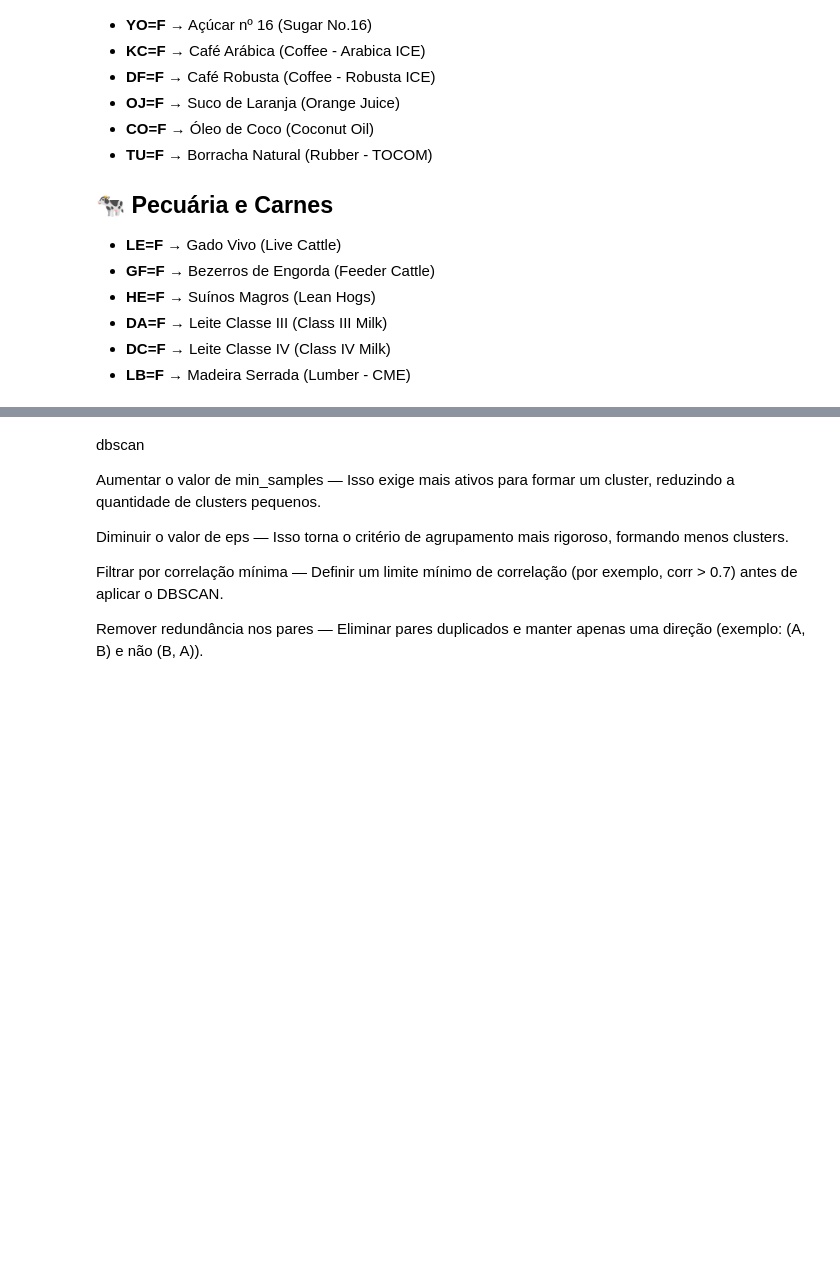
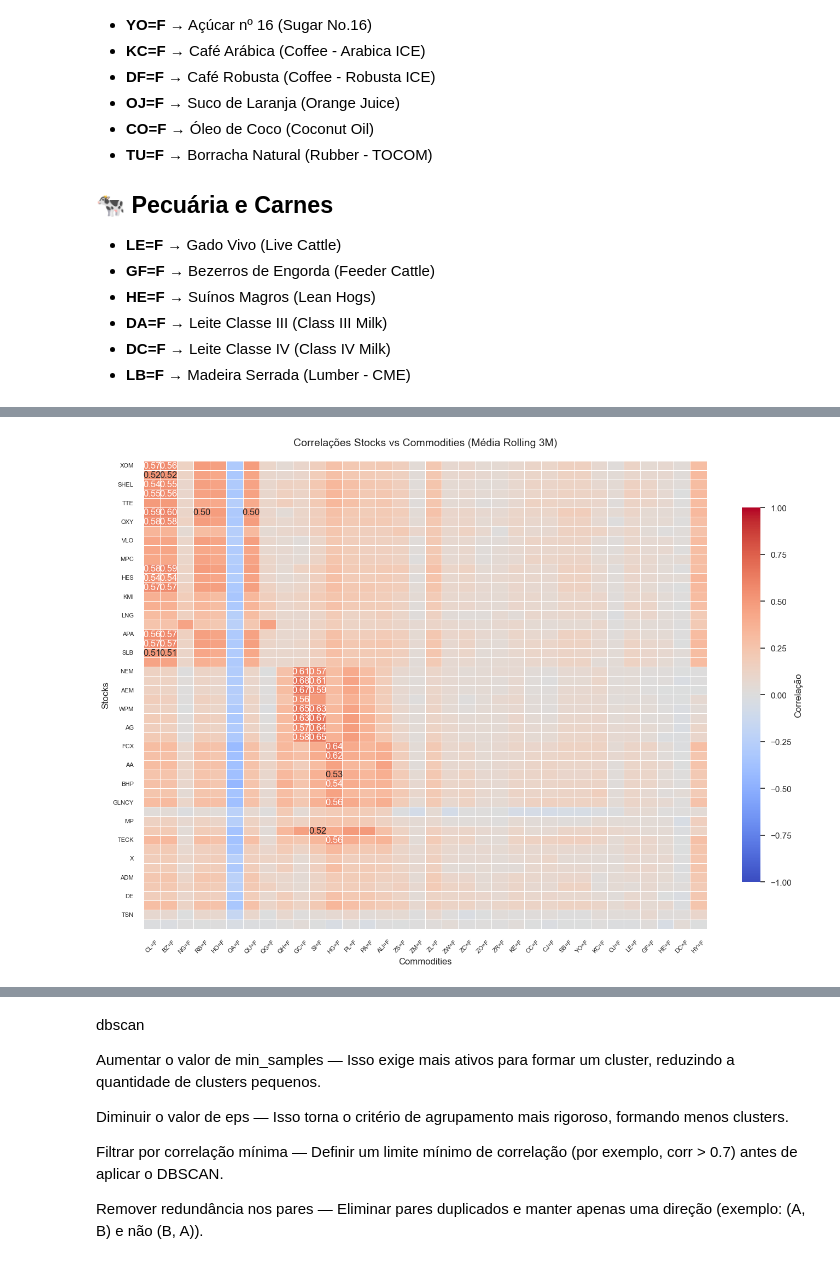
Before and after one commit to jotaantunes03/pair-trading, a Jupyter notebook: proj.ipynb, the cells around one changed output, grey strips where cells are left out. Cells and saved outputs as stored; diff of their text form; code cells hidden in the pictures; blank space fills up the shorter version.

```diff
--- a/proj.ipynb
+++ b/proj.ipynb
@@ -322,0 +240,97 @@ Processo concluído. Resultados salvos em CSV.
+# %%
+import numpy as np
+import pandas as pd
+import seaborn as sns
+import matplotlib.pyplot as plt
+from datetime import datetime
+
+# Configurações iniciais (mantidas conforme seu original)
+pd.set_option('display.max_rows', 500)
+pd.set_option('display.max_columns', 500)
+pd.set_option('display.width', 1000)
+plt.style.use('seaborn-v0_8')
+sns.set_theme(style="whitegrid", rc={'figure.figsize':(12,8)})
+
+# 1. Carregar os dados salvos (mantido igual)
+try:
+    data = pd.read_csv('stocks_commodities_data.csv', index_col=0, parse_dates=True)
+    print("Dados carregados com sucesso. Shape:", data.shape)
+except FileNotFoundError:
+    print("Arquivo não encontrado. Verifique o caminho ou execute o código de download primeiro.")
+    exit()
+
+# 2. Pré-processamento dos dados (mantido igual)
+print("\nPré-processando dados...")
+data_cleaned = data.ffill().bfill()
+returns = np.log(data_cleaned/data_cleaned.shift(1)).dropna()
+
+# 3. Separar stocks e commodities (mantido igual)
+print("\nSeparando stocks e commodities...")
+commodity_cols = [col for col in returns.columns if '=F' in col]
+stock_cols = [col for col in returns.columns if '=F' not in col]
+
+# 4. Matriz de Correlação Rolling (mantido igual)
+print("\nCalculando correlações rolling...")
+
+def calculate_rolling_correlations(stocks, commodities, window=63):
+    corr_matrix = pd.DataFrame(index=stocks, columns=commodities)
+
+    for stock in stocks:
+        for commodity in commodities:
+            try:
+                rolling_corr = returns[stock].rolling(window).corr(returns[commodity])
+                mean_corr = float(rolling_corr.mean())
+                corr_matrix.loc[stock, commodity] = mean_corr
+            except Exception as e:
+                corr_matrix.loc[stock, commodity] = np.nan
+
+    return corr_matrix.dropna(how='all').dropna(axis=1, how='all')
+
+# Calcular para um subconjunto (mantido igual)
+sample_stocks = stock_cols[:50]
+rolling_corr_matrix = calculate_rolling_correlations(sample_stocks, commodity_cols)
+rolling_corr_matrix = rolling_corr_matrix.astype(float)
+
+# 5. Visualização dos Resultados (MODIFICADO APENAS ESTA PARTE)
+print("\nCriando visualizações...")
+
+plt.figure(figsize=(14, 10))
+try:
+    # Criar matriz de anotações: números apenas onde correlação > 0.5
+    annotations = rolling_corr_matrix.applymap(lambda x: f"{x:.2f}" if x > 0.5 else "")
+
+    heatmap = sns.heatmap(
+        rolling_corr_matrix,
+        cmap='coolwarm',
+        center=0,
+        vmin=-1,
+        vmax=1,
+        annot=annotations,
+        fmt="",
+        linewidths=.5,
+        cbar_kws={'label': 'Correlação', 'shrink': 0.8}
+    )
+    plt.title('Correlações Stocks vs Commodities (Média Rolling 3M)', pad=20, fontsize=14)
+    plt.xlabel('Commodities', fontsize=12)
+    plt.ylabel('Stocks', fontsize=12)
+    plt.xticks(rotation=45, fontsize=8)
+    plt.yticks(fontsize=8)
+    plt.tight_layout()
+    plt.savefig('correlations_heatmap.png', bbox_inches='tight', dpi=300)
+    plt.show()
+except Exception as e:
+    print(f"Erro ao criar heatmap: {e}")
+
+# 6. Análise dos Melhores Pares (mantido igual)
+print("\nTop 30 pares mais correlacionados:")
+top_pairs = rolling_corr_matrix.stack().sort_values(key=abs, ascending=False).head(30)
+print(top_pairs.to_string())
+
+# 7. Salvar Resultados (mantido igual)
+print("\nSalvando resultados...")
+rolling_corr_matrix.to_csv('rolling_correlations.csv')
+top_pairs.to_csv('top_correlated_pairs.csv')
+
+print("\nAnálise concluída com sucesso!")
+print(f"Melhor par: {top_pairs.index[0]} com correlação {top_pairs.iloc[0]:.3f}")
+# %% [output]
@@ -322,0 +346 @@ Processo concluído. Resultados salvos em CSV.
+[figure, added]
```
Also changed, not shown: parts of 10 cells of this notebook, 12 other files.
